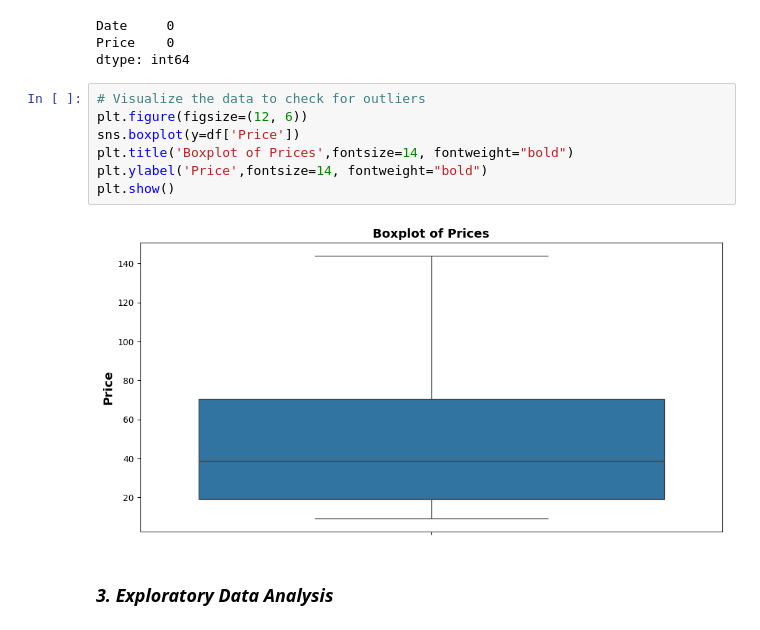
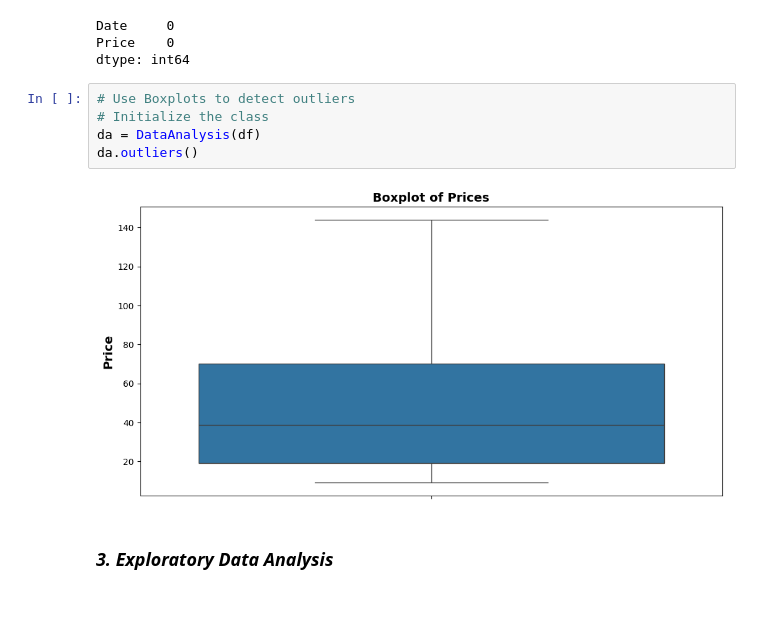
Before and after one commit to wastb/KIAM-Week10, a Jupyter notebook: notebooks/EDA.ipynb, the cells around one changed output. Saved outputs shown, nothing was run; the diff lists cells and outputs as text.

```diff
--- a/notebooks/EDA.ipynb
+++ b/notebooks/EDA.ipynb
@@ -75,14 +79,12 @@ df.isnull().sum()
 Date     0
 Price    0
 dtype: int64
-# %%
-# Visualize the data to check for outliers
-plt.figure(figsize=(12, 6))
-sns.boxplot(y=df['Price'])
-plt.title('Boxplot of Prices',fontsize=14, fontweight="bold")
-plt.ylabel('Price',fontsize=14, fontweight="bold")
-plt.show()
-# %% [output]
-[figure, removed]
+# %%
+# Use Boxplots to detect outliers
+# Initialize the class
+da = DataAnalysis(df)
+da.outliers()
+# %% [output]
+[figure, added]
 # %% [markdown]
 ### ***3. Exploratory Data Analysis***
```
Also changed, not shown: parts of 9 cells of this notebook, 1 other file.
